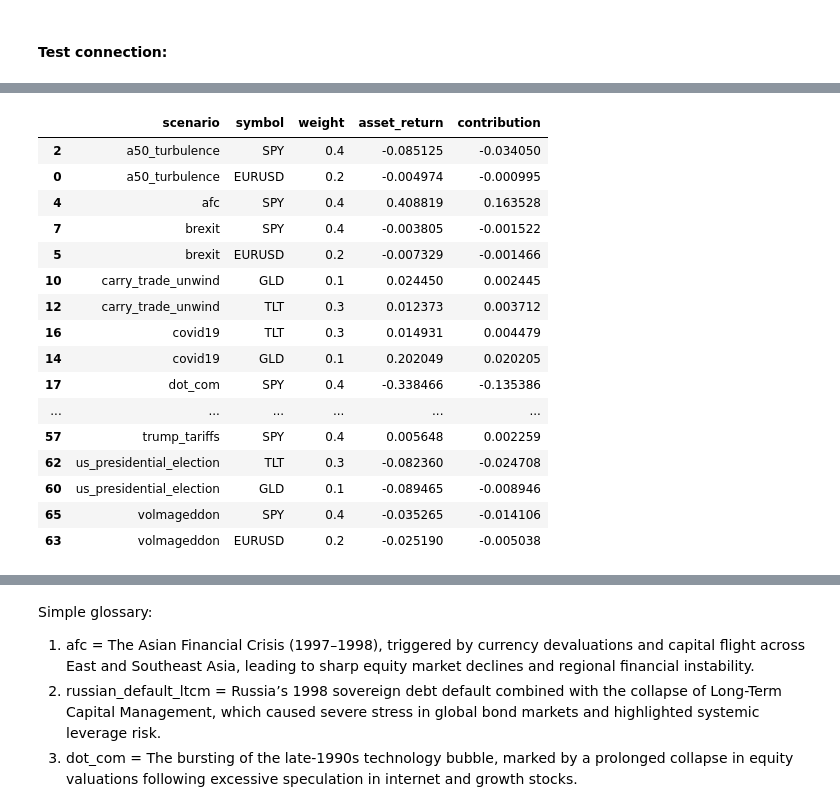
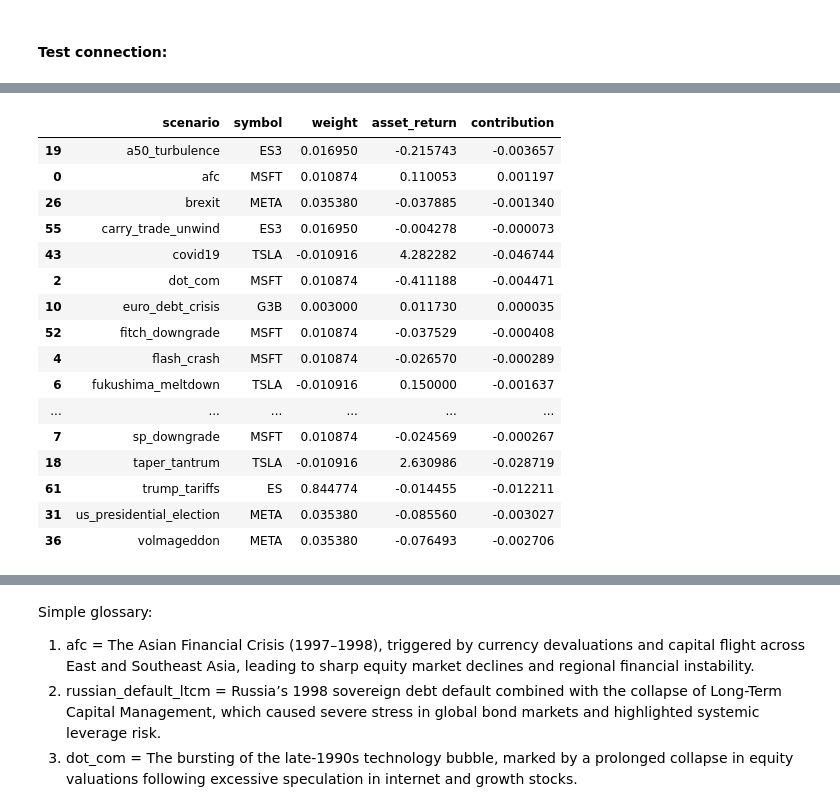
Before and after one commit to qiaoenn/stress-testing, a Jupyter notebook: code + results.ipynb, the cells around one changed output, grey strips where cells are left out. Saved outputs shown, nothing was run; the diff lists cells and outputs as text; code cells hidden in the pictures.

Commit message:
Update IBKR dynamic portfolio + refresh output prices; remove portfolio.csv

```diff
--- a/code + results.ipynb
+++ b/code + results.ipynb
@@ -290,15 +496,29 @@ def stress_return_from_prices(px: pd.DataFrame, start_date: str, end_date: str):
     s = pd.Timestamp(start_date)
     e = pd.Timestamp(end_date)
 
+    # IBKR historical bars (via util.df) typically use lowercase 'close'
+    # Keep this robust in case CSV columns differ.
+    close_col = "close" if "close" in px.columns else ("Close" if "Close" in px.columns else None)
+    if close_col is None:
+        return None  # missing close prices
+
     # nearest trading days ≤ start/end
     try:
-        start_px = px.loc[:s].iloc[-1]["close"]
-        end_px   = px.loc[:e].iloc[-1]["close"]
+        start_px = px.loc[:s].iloc[-1][close_col]
+        end_px   = px.loc[:e].iloc[-1][close_col]
     except IndexError:
         return None  # not enough data
 
     return end_px / start_px - 1
 # %%
+# create a clean portfolio table from IBKR-priced positions
+# (collapses duplicates like MSFT across exchanges if they exist)
+
+portfolio = (
+    positions_ok.groupby("symbol", as_index=False)["weight"]
+    .sum()
+)
+
 ### Compute asset-level stress returns
 ### produces one row per (scenario × asset
 
@@ -319,8 +539,12 @@ for _, sc in scenarios.iterrows():
         sym = row["symbol"]
         weight = row["weight"]
 
-        px = price_data[sym]
-        r = stress_return_from_prices(px, start, end)
+        # New: defensive check in case a price series failed to save/load
+        if sym not in price_data:
+            r = None
+        else:
+            px = price_data[sym]
+            r = stress_return_from_prices(px, start, end)
 
         asset_results.append({
             "scenario": scenario,
@@ -331,6 +555,6 @@ for _, sc in scenarios.iterrows():
         })
 
 asset_results = pd.DataFrame(asset_results)
-asset_results[:30]
+asset_results[50:80]
 # %% [output]
 |  | scenario | symbol | weight | asset_return | contribution |
@@ -518,7 +656,14 @@ NaN values seen above are due to:
 # %%
-asset_results_updated = asset_results_updated.dropna(
-    subset=["asset_return", "contribution"]
-).reset_index(drop=True)
-asset_results_updated [:20]
+### Drop rows where asset-level stress returns could not be computed
+### (e.g. insufficient price history, asset did not exist during scenario window,
+### or price data unavailable from IBKR / yfinance)
+
+asset_results_updated = (
+    asset_results
+    .dropna(subset=["asset_return", "contribution"])
+    .reset_index(drop=True)
+)
+
+asset_results_updated[:50]
 # %% [output]
 |  | scenario | symbol | weight | asset_return | contribution |
@@ -603,30 +747,30 @@ But, it is important to note that for three early-period scenarios—AFC, the Ru
 # %%
 ### identify main loss drivers per scenario
 
 top_contributors = (
     asset_results_updated
     .sort_values(["scenario", "contribution"])
     .groupby("scenario")
-    .head(2)   # top 2 worst contributors per scenario
+    .head(1)   # top worst contributor per scenario
 )
 
 top_contributors
 # %% [output]
 |  | scenario | symbol | weight | asset_return | contribution |
-| 2 | a50_turbulence | SPY | 0.4 | -0.085125 | -0.034050 |
-| 0 | a50_turbulence | EURUSD | 0.2 | -0.004974 | -0.000995 |
-| 4 | afc | SPY | 0.4 | 0.408819 | 0.163528 |
-| 7 | brexit | SPY | 0.4 | -0.003805 | -0.001522 |
-| 5 | brexit | EURUSD | 0.2 | -0.007329 | -0.001466 |
-| 10 | carry_trade_unwind | GLD | 0.1 | 0.024450 | 0.002445 |
-| 12 | carry_trade_unwind | TLT | 0.3 | 0.012373 | 0.003712 |
-| 16 | covid19 | TLT | 0.3 | 0.014931 | 0.004479 |
-| 14 | covid19 | GLD | 0.1 | 0.202049 | 0.020205 |
-| 17 | dot_com | SPY | 0.4 | -0.338466 | -0.135386 |
+| 19 | a50_turbulence | ES3 | 0.016950 | -0.215743 | -0.003657 |
+| 0 | afc | MSFT | 0.010874 | 0.110053 | 0.001197 |
+| 26 | brexit | META | 0.035380 | -0.037885 | -0.001340 |
+| 55 | carry_trade_unwind | ES3 | 0.016950 | -0.004278 | -0.000073 |
+| 43 | covid19 | TSLA | -0.010916 | 4.282282 | -0.046744 |
+| 2 | dot_com | MSFT | 0.010874 | -0.411188 | -0.004471 |
+| 10 | euro_debt_crisis | G3B | 0.003000 | 0.011730 | 0.000035 |
+| 52 | fitch_downgrade | MSFT | 0.010874 | -0.037529 | -0.000408 |
+| 4 | flash_crash | MSFT | 0.010874 | -0.026570 | -0.000289 |
+| 6 | fukushima_meltdown | TSLA | -0.010916 | 0.150000 | -0.001637 |
 | ... | ... | ... | ... | ... | ... |
-| 57 | trump_tariffs | SPY | 0.4 | 0.005648 | 0.002259 |
-| 62 | us_presidential_election | TLT | 0.3 | -0.082360 | -0.024708 |
-| 60 | us_presidential_election | GLD | 0.1 | -0.089465 | -0.008946 |
-| 65 | volmageddon | SPY | 0.4 | -0.035265 | -0.014106 |
-| 63 | volmageddon | EURUSD | 0.2 | -0.025190 | -0.005038 |
+| 7 | sp_downgrade | MSFT | 0.010874 | -0.024569 | -0.000267 |
+| 18 | taper_tantrum | TSLA | -0.010916 | 2.630986 | -0.028719 |
+| 61 | trump_tariffs | ES | 0.844774 | -0.014455 | -0.012211 |
+| 31 | us_presidential_election | META | 0.035380 | -0.085560 | -0.003027 |
+| 36 | volmageddon | META | 0.035380 | -0.076493 | -0.002706 |
 # %% [markdown]
```
Also changed, not shown: parts of 32 cells of this notebook, 15 other files.
